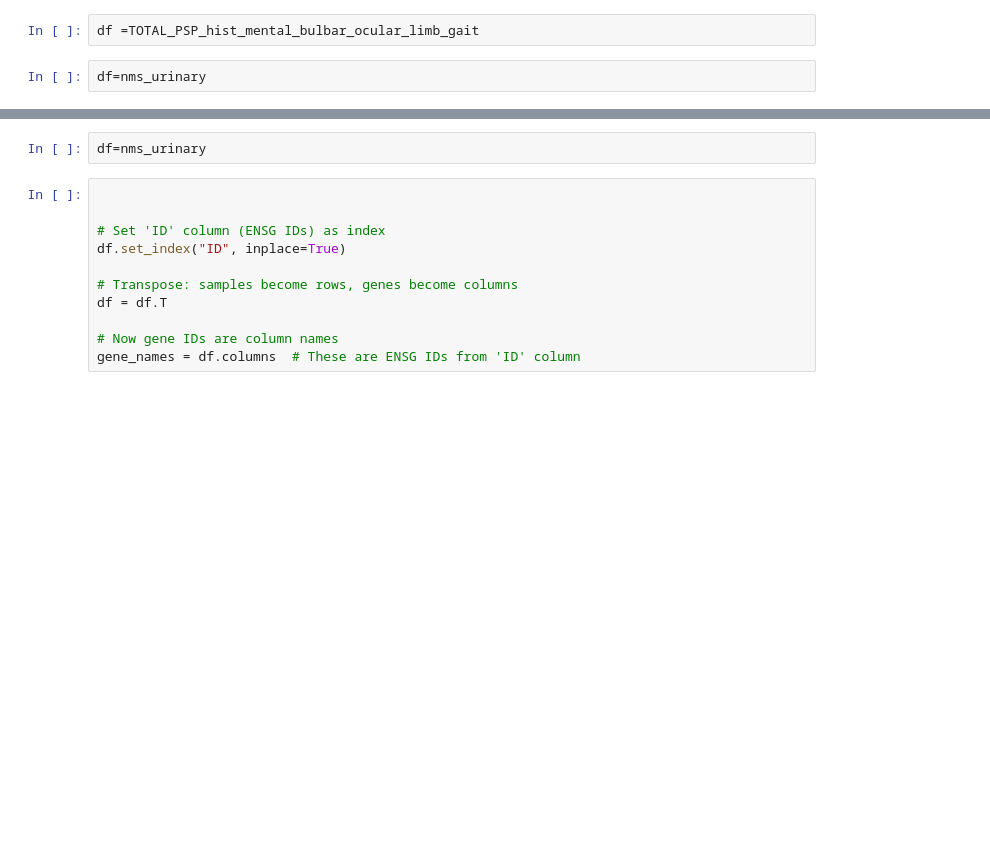
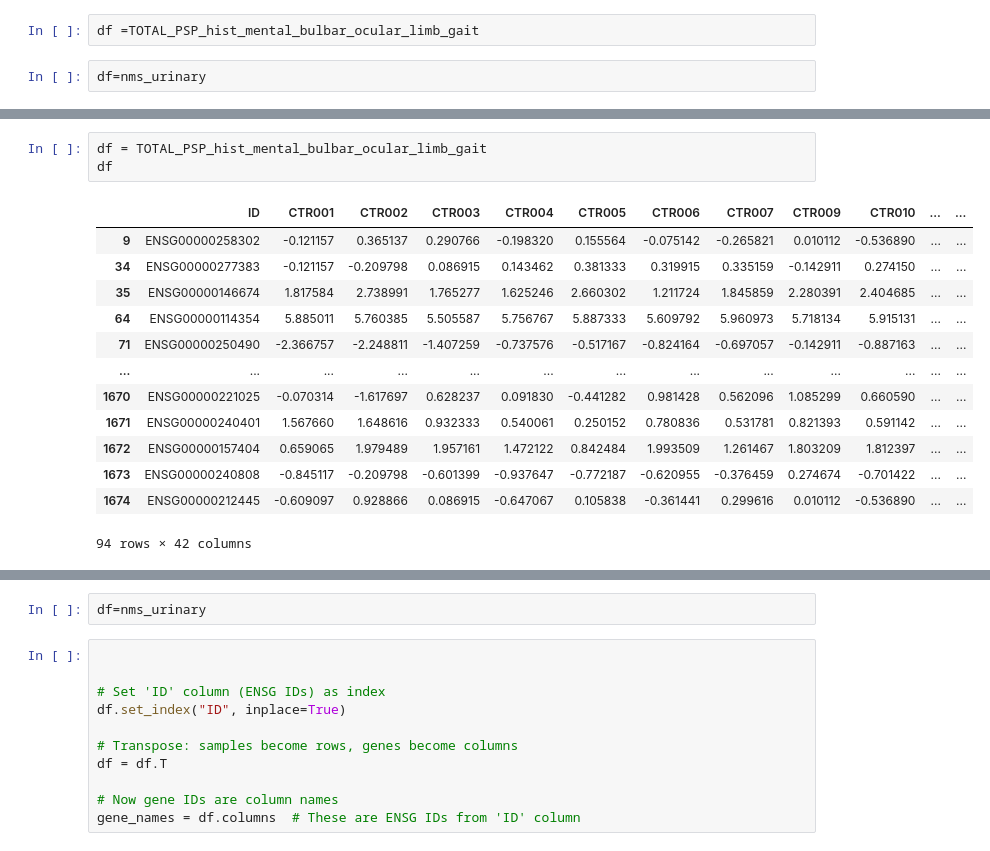
Before and after one commit to zainabnazari/psp, a Jupyter notebook: main_whole_gene.ipynb, the cells around one changed output, grey strips where cells are left out. Saved outputs shown, nothing was run; the diff lists cells and outputs as text; blank space fills up the shorter version.

```diff
--- a/main_whole_gene.ipynb
+++ b/main_whole_gene.ipynb
@@ -381,0 +383,17 @@ df
+# %%
+df = TOTAL_PSP_hist_mental_bulbar_ocular_limb_gait
+df
+# %% [output]
+|  | ID | CTR001 | CTR002 | CTR003 | CTR004 | CTR005 | CTR006 | CTR007 | CTR009 | CTR010 | ... | ... |
+| 9 | ENSG00000258302 | -0.121157 | 0.365137 | 0.290766 | -0.198320 | 0.155564 | -0.075142 | -0.265821 | 0.010112 | -0.536890 | ... | ... |
+| 34 | ENSG00000277383 | -0.121157 | -0.209798 | 0.086915 | 0.143462 | 0.381333 | 0.319915 | 0.335159 | -0.142911 | 0.274150 | ... | ... |
+| 35 | ENSG00000146674 | 1.817584 | 2.738991 | 1.765277 | 1.625246 | 2.660302 | 1.211724 | 1.845859 | 2.280391 | 2.404685 | ... | ... |
+| 64 | ENSG00000114354 | 5.885011 | 5.760385 | 5.505587 | 5.756767 | 5.887333 | 5.609792 | 5.960973 | 5.718134 | 5.915131 | ... | ... |
+| 71 | ENSG00000250490 | -2.366757 | -2.248811 | -1.407259 | -0.737576 | -0.517167 | -0.824164 | -0.697057 | -0.142911 | -0.887163 | ... | ... |
+| ... | ... | ... | ... | ... | ... | ... | ... | ... | ... | ... | ... | ... |
+| 1670 | ENSG00000221025 | -0.070314 | -1.617697 | 0.628237 | 0.091830 | -0.441282 | 0.981428 | 0.562096 | 1.085299 | 0.660590 | ... | ... |
+| 1671 | ENSG00000240401 | 1.567660 | 1.648616 | 0.932333 | 0.540061 | 0.250152 | 0.780836 | 0.531781 | 0.821393 | 0.591142 | ... | ... |
+| 1672 | ENSG00000157404 | 0.659065 | 1.979489 | 1.957161 | 1.472122 | 0.842484 | 1.993509 | 1.261467 | 1.803209 | 1.812397 | ... | ... |
+| 1673 | ENSG00000240808 | -0.845117 | -0.209798 | -0.601399 | -0.937647 | -0.772187 | -0.620955 | -0.376459 | 0.274674 | -0.701422 | ... | ... |
+| 1674 | ENSG00000212445 | -0.609097 | 0.928866 | 0.086915 | -0.647067 | 0.105838 | -0.361441 | 0.299616 | 0.010112 | -0.536890 | ... | ... |
+94 rows × 42 columns
```
Also changed, not shown: parts of 5 cells of this notebook.
